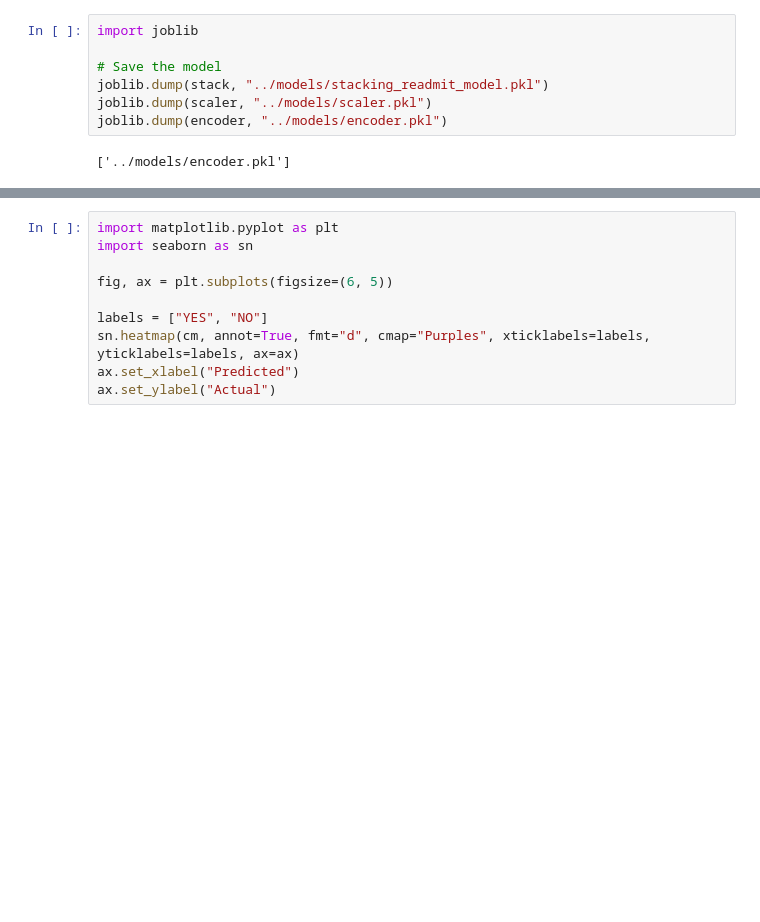
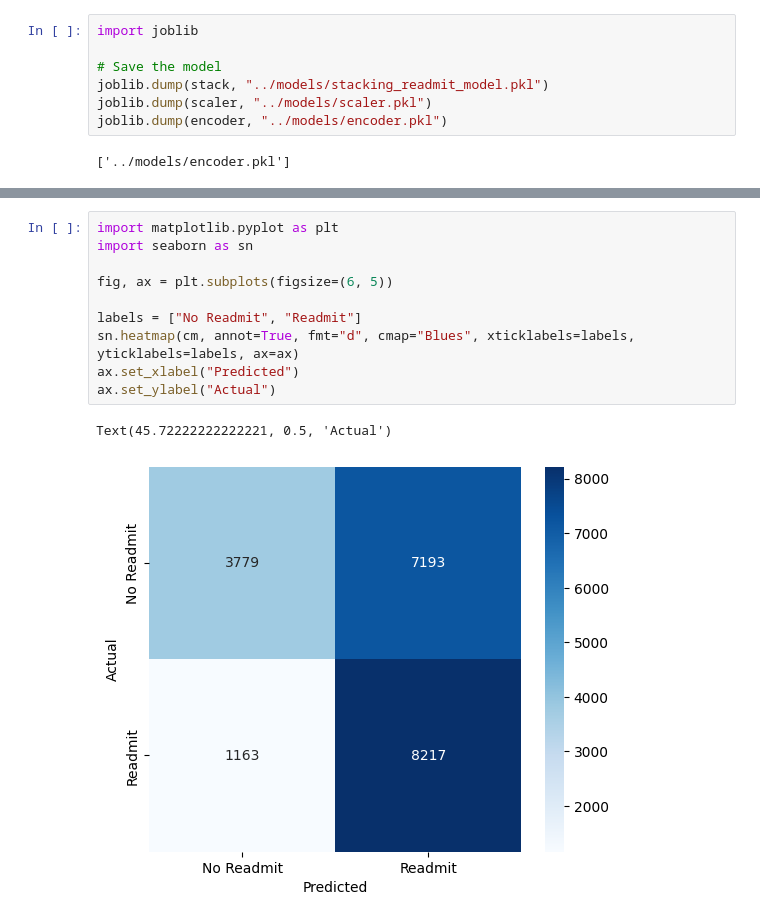
Before and after one commit to ConnerWithAnE/hospital-readmission-prediction-module, a Jupyter notebook: backend/code/dataset_exploration.ipynb, the cells around one changed output, grey strips where cells are left out. Saved outputs shown, nothing was run; the diff lists cells and outputs as text; blank space fills up the shorter version.

```diff
--- a/backend/code/dataset_exploration.ipynb
+++ b/backend/code/dataset_exploration.ipynb
@@ -618,10 +646,13 @@ weighted avg       0.66      0.58      0.54     20352
 # %%
 import matplotlib.pyplot as plt
 import seaborn as sn
 
 fig, ax = plt.subplots(figsize=(6, 5))
 
-labels = ["YES", "NO"]
-sn.heatmap(cm, annot=True, fmt="d", cmap="Purples", xticklabels=labels, yticklabels=labels, ax=ax)
+labels = ["No Readmit", "Readmit"]
+sn.heatmap(cm, annot=True, fmt="d", cmap="Blues", xticklabels=labels, yticklabels=labels, ax=ax)
 ax.set_xlabel("Predicted")
 ax.set_ylabel("Actual")
+# %% [output]
+Text(45.72222222222221, 0.5, 'Actual')
+[figure, added]
```
Also changed, not shown: parts of 5 cells of this notebook, 3 other files.
